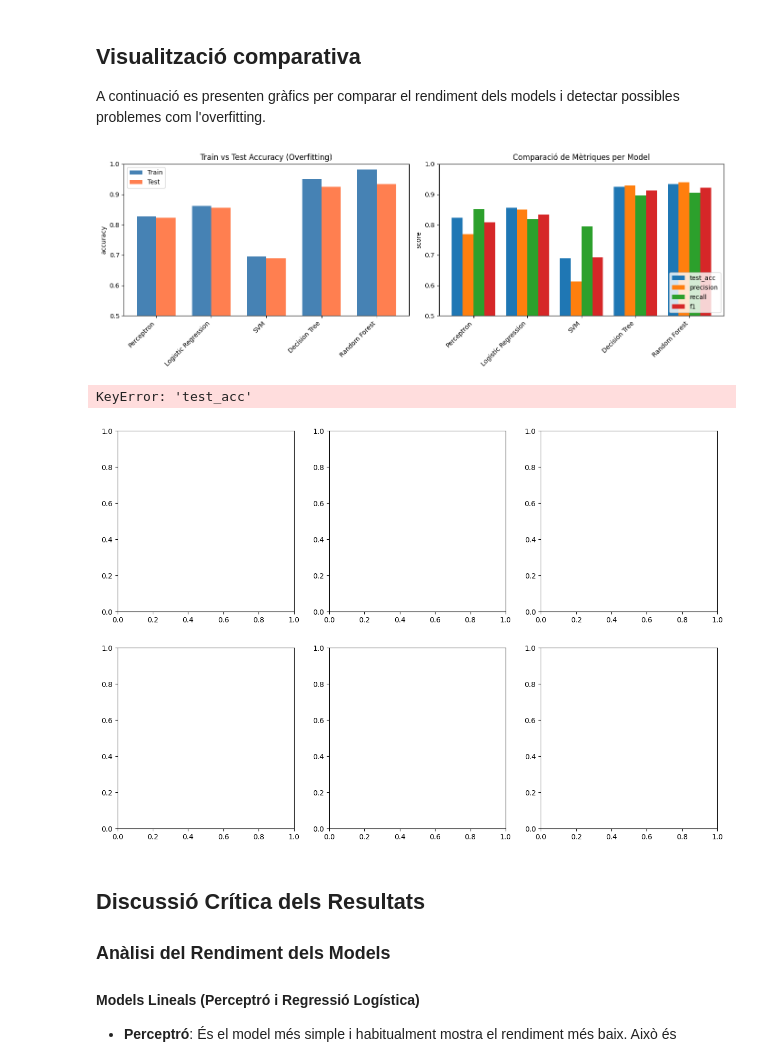
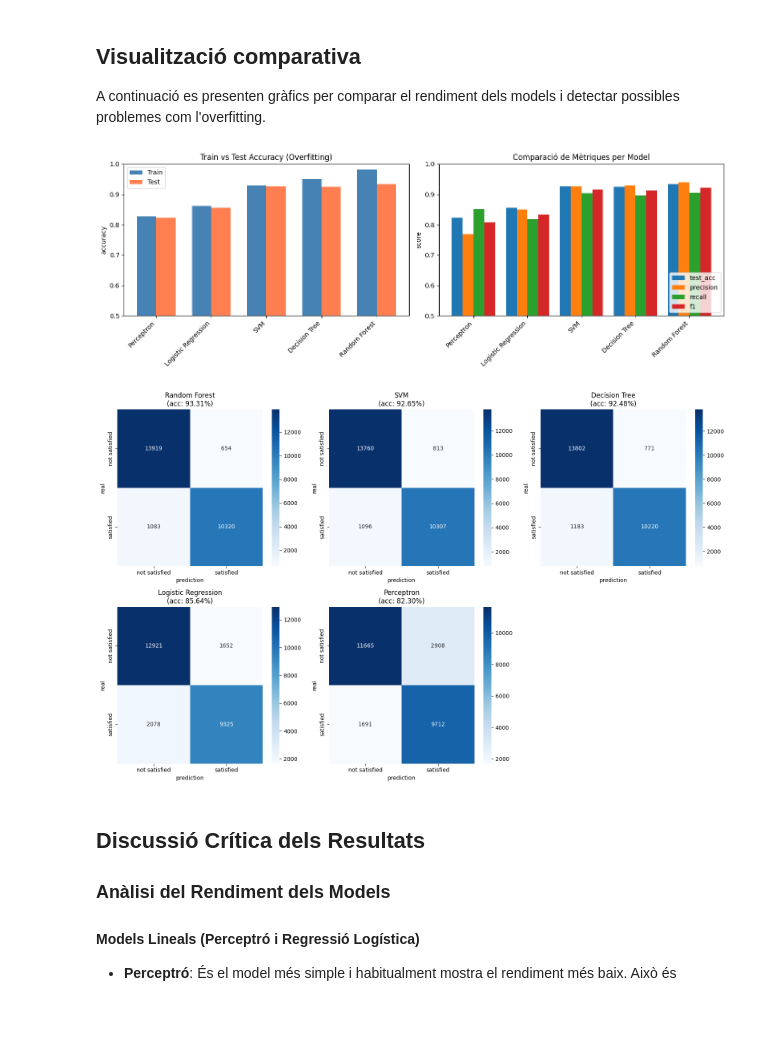
Before and after one commit to serafi-nebot-uib/ia_2025, a Jupyter notebook: notebooks/practica-3/main.ipynb, the cells around one changed output. Drawn from its saved outputs; the diff is of its cells as text; code cells hidden in the pictures; blank space fills up the shorter version.

```diff
--- a/notebooks/practica-3/main.ipynb
+++ b/notebooks/practica-3/main.ipynb
@@ -465,7 +461,6 @@ Per a cada model s'han seleccionat els hiperparàmetres més rellevants segons l
 | **Arbre de Decisió** | `max_depth` (profunditat) | Limita complexitat i overfitting | `min_samples_split` | Mínim mostres per dividir un node |
 | **Random Forest** | `n_estimators` (arbres) | Més arbres = més estabilitat | `max_depth` | Controla complexitat de cada arbre |
 # %%
-# Definició dels models i els seus hiperparàmetres per GridSearchCV
 models_params = {
     "Perceptron": (
         Perceptron(max_iter=1000, random_state=42),
@@ -482,7 +477,7 @@ models_params = {
         }
     ),
     "SVM": (
-        SVC(max_iter=1000, random_state=42),
+        SVC(random_state=42),
         {
             "C": [0.1, 1, 10],
             "kernel": ["linear", "rbf", "poly"]
@@ -635,31 +638,28 @@ ax2.set_ylim(0.5, 1.0)
 plt.tight_layout()
 plt.show()
 # %% [output]
-[figure, old version]
+[figure, new version]
 # %%
-fig, axes = plt.subplots(2, 3, figsize=(15, 10))
+fig, axes = plt.subplots(2, 3, figsize=(16, 10))
 axes = axes.flatten()
 
-sorted_models = sorted(results.items(), key=lambda x: x[1]["test_acc"], reverse=True)
+sorted_results = results.sort_values("test_acc", ascending=False)
 
-for i, row in enumerate(results):
+for i, (model_name, row) in enumerate(sorted_results.iterrows()):
     ax = axes[i]
-    cm = confusion_matrix(y_test, r["y_test_pred"])
+    cm = confusion_matrix(y_test, row["y_test_pred"])
     sns.heatmap(cm, annot=True, fmt="d", cmap="Blues", ax=ax,
-                xticklabels=["No Satisfet", "Satisfet"],
-                yticklabels=["No Satisfet", "Satisfet"])
-    ax.set_title(f"{model_name}\n(Acc: {r['test_acc']:.2%})")
-    ax.set_ylabel("Real")
-    ax.set_xlabel("Predicció")
+                xticklabels=["not satisfied", "satisfied"],
+                yticklabels=["not satisfied", "satisfied"])
+    ax.set_title(f"{model_name}\n(acc: {row['test_acc']:.2%})")
+    ax.set_ylabel("real")
+    ax.set_xlabel("prediction")
 
 axes[-1].axis("off")
 
-plt.suptitle("Matrius de Confusió (ordenat per Accuracy)", y=1.02)
 plt.tight_layout()
-plt.show()
 # %% [output]
-KeyError: 'test_acc'
-[figure, old version]
+[figure, new version]
 # %% [markdown]
 ## Discussió Crítica dels Resultats
 
```
Also changed, not shown: parts of 5 cells of this notebook.
